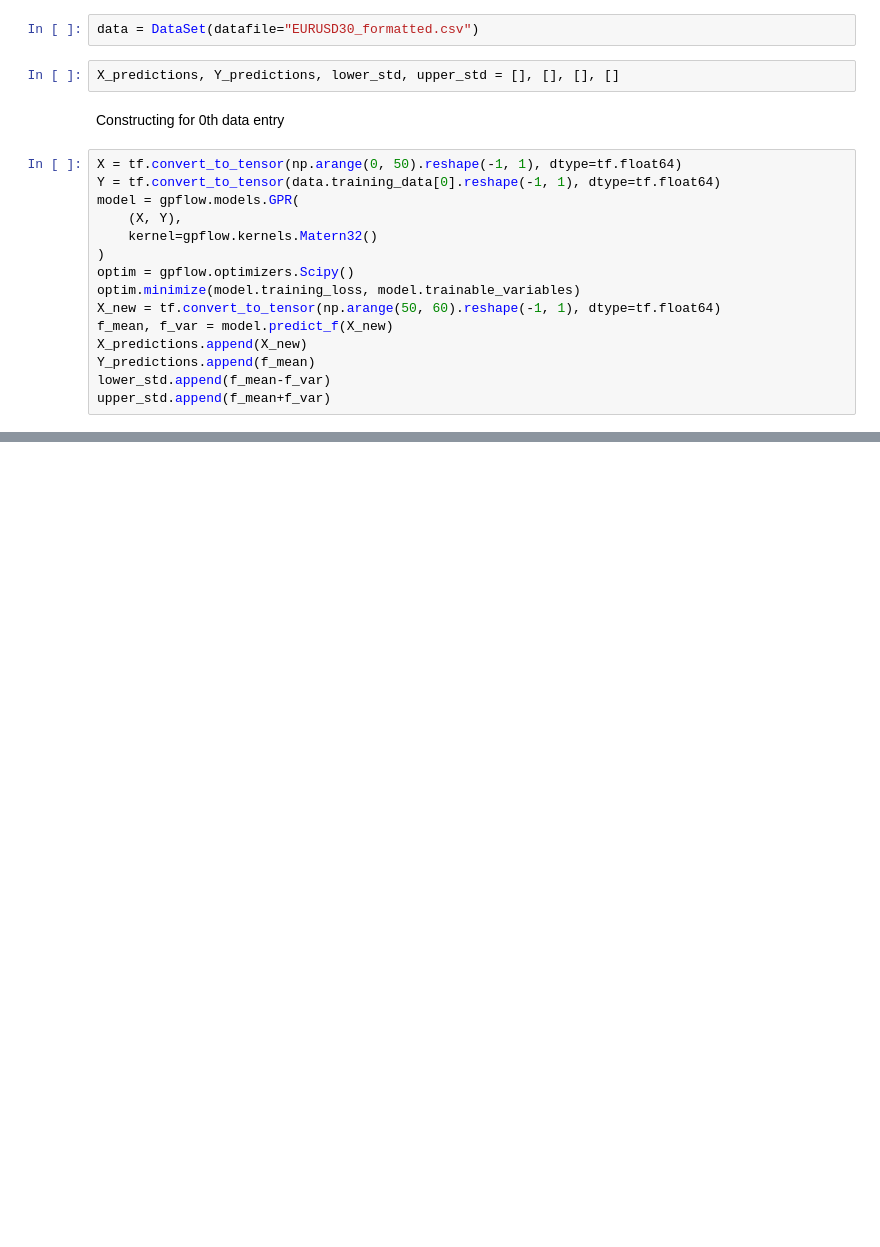
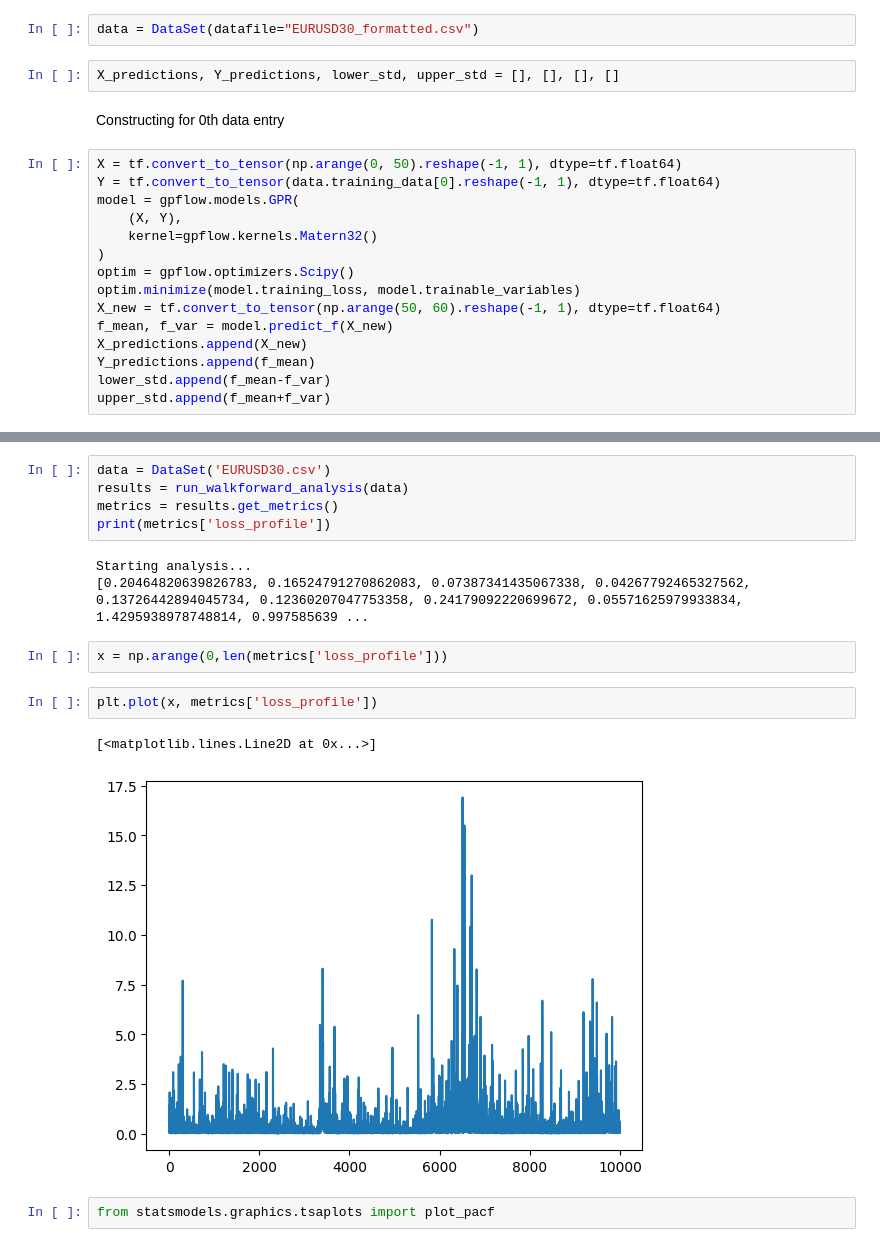
Before and after one commit to AkshayLon/FX_Volatility_prediction, a Jupyter notebook: prototype_model.ipynb, the cells around one changed output, grey strips where cells are left out. Cells and saved outputs as stored; diff of their text form; blank space fills up the shorter version.

```diff
--- a/prototype_model.ipynb
+++ b/prototype_model.ipynb
@@ -149,0 +133,17 @@ Tensor shape mismatch.
+# %%
+data = DataSet('EURUSD30.csv')
+results = run_walkforward_analysis(data)
+metrics = results.get_metrics()
+print(metrics['loss_profile'])
+# %% [output]
+Starting analysis...
+[0.20464820639826783, 0.16524791270862083, 0.07387341435067338, 0.04267792465327562, 0.13726442894045734, 0.12360207047753358, 0.24179092220699672, 0.05571625979933834, 1.4295938978748814, 0.997585639 ...
+# %%
+x = np.arange(0,len(metrics['loss_profile']))
+# %%
+plt.plot(x, metrics['loss_profile'])
+# %% [output]
+[<matplotlib.lines.Line2D at 0x...>]
+[figure, added]
+# %%
+from statsmodels.graphics.tsaplots import plot_pacf
```
Also changed, not shown: parts of 6 cells of this notebook, 1 other file.
